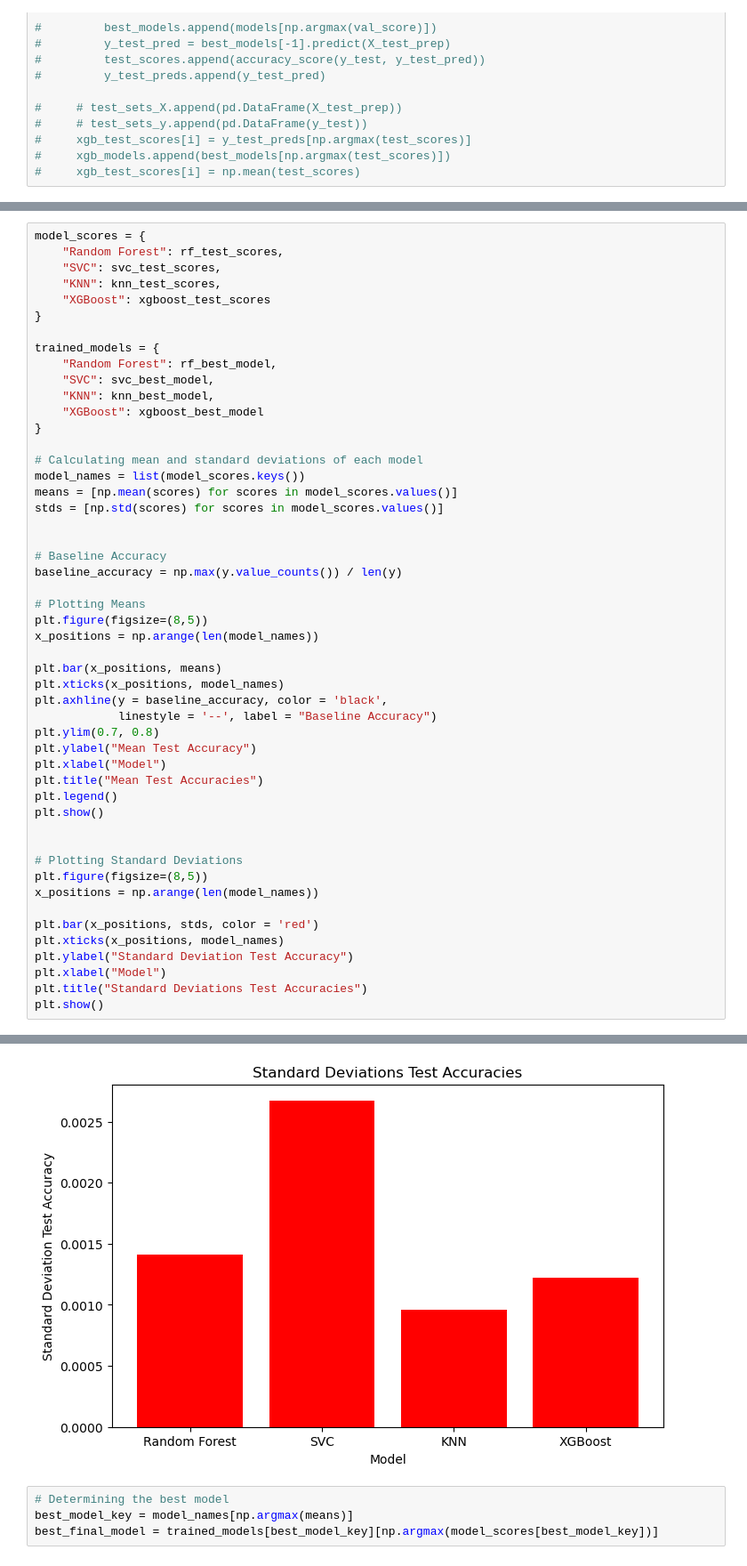
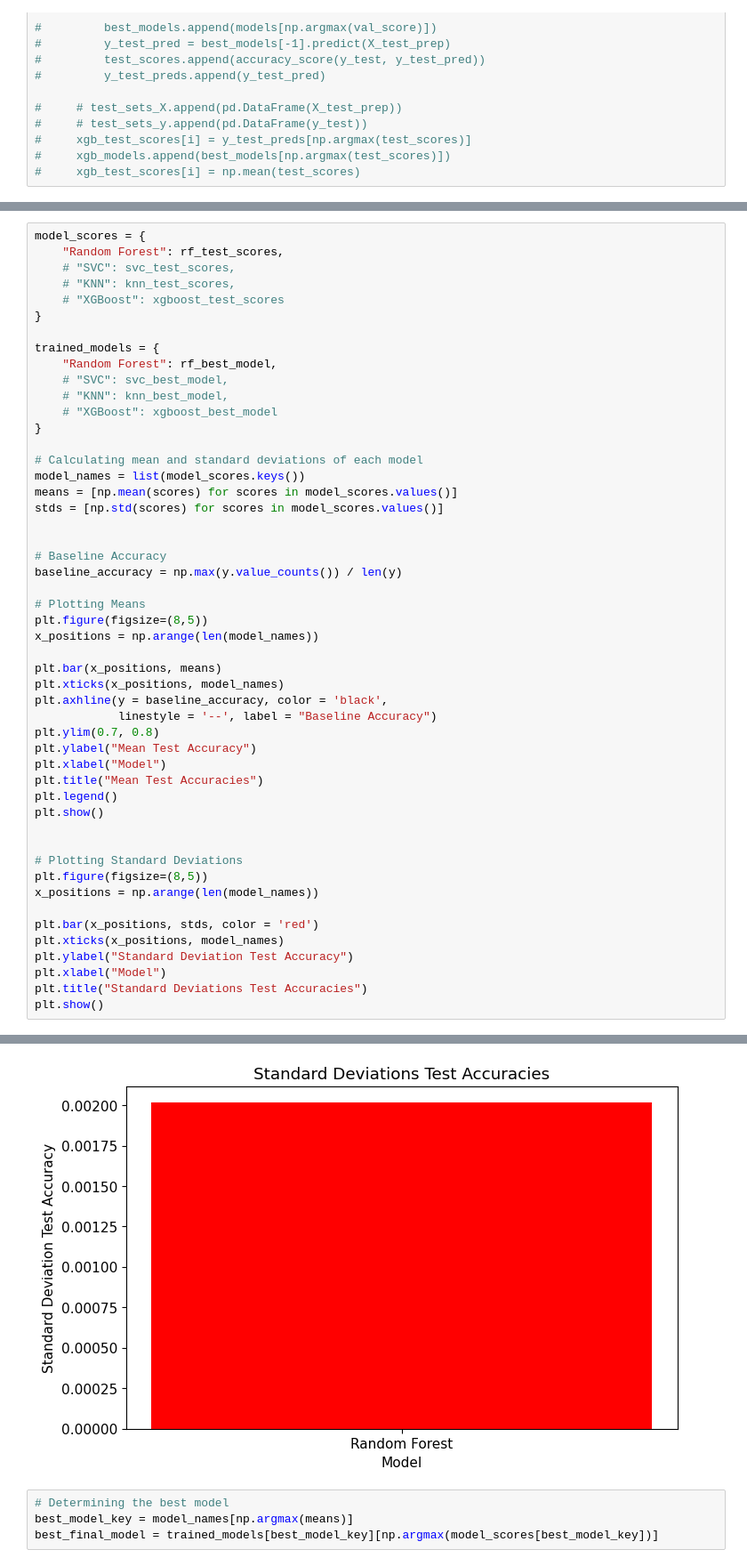
Before and after one commit to ckourkou/DATA-1030-Final-Project, a Jupyter notebook: Draft Round Project.ipynb, the cells around one changed output, grey strips where cells are left out. Shown at 89% size. Saved outputs shown, nothing was run; the diff lists cells and outputs as text.

```diff
--- a/Draft Round Project.ipynb
+++ b/Draft Round Project.ipynb
@@ -1203,16 +1201,16 @@ K NEAREST NEIGHBORS CLASSIFICATION
 # %%
 model_scores = {
     "Random Forest": rf_test_scores,
-    "SVC": svc_test_scores,
-    "KNN": knn_test_scores,
-    "XGBoost": xgboost_test_scores
+    # "SVC": svc_test_scores,
+    # "KNN": knn_test_scores,
+    # "XGBoost": xgboost_test_scores
 }
 
 trained_models = {
     "Random Forest": rf_best_model,
-    "SVC": svc_best_model,
-    "KNN": knn_best_model,
-    "XGBoost": xgboost_best_model
+    # "SVC": svc_best_model,
+    # "KNN": knn_best_model,
+    # "XGBoost": xgboost_best_model
 }
 
 # Calculating mean and standard deviations of each model
@@ -1255,4 +1253,4 @@ plt.show()
-[figure, old version]
+[figure, new version]
 # %%
 # Determining the best model
 best_model_key = model_names[np.argmax(means)]
```
Also changed, not shown: parts of 16 cells of this notebook, 1 other file.
